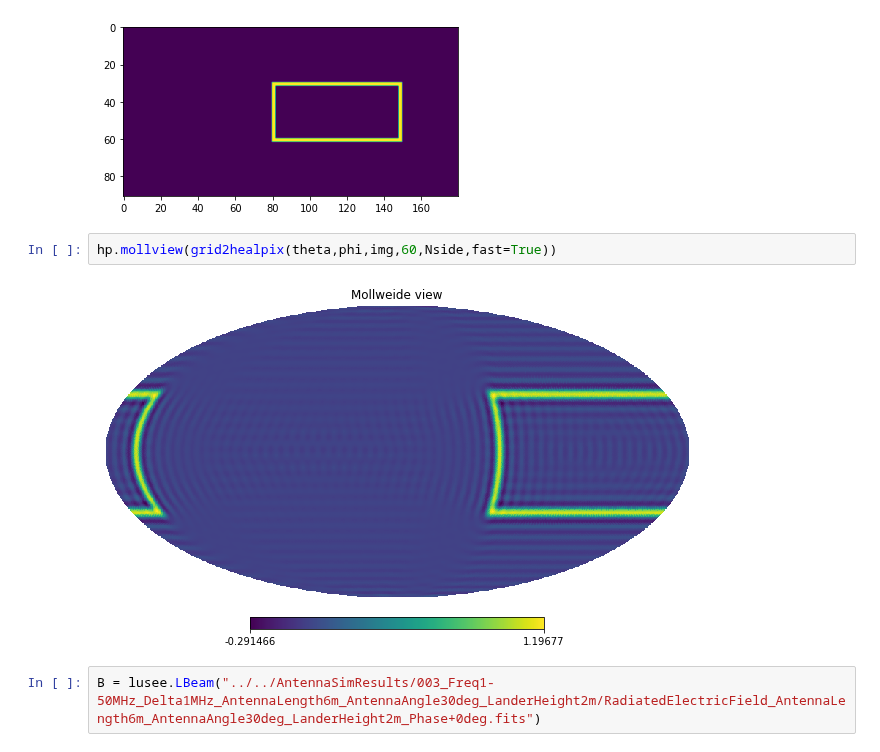
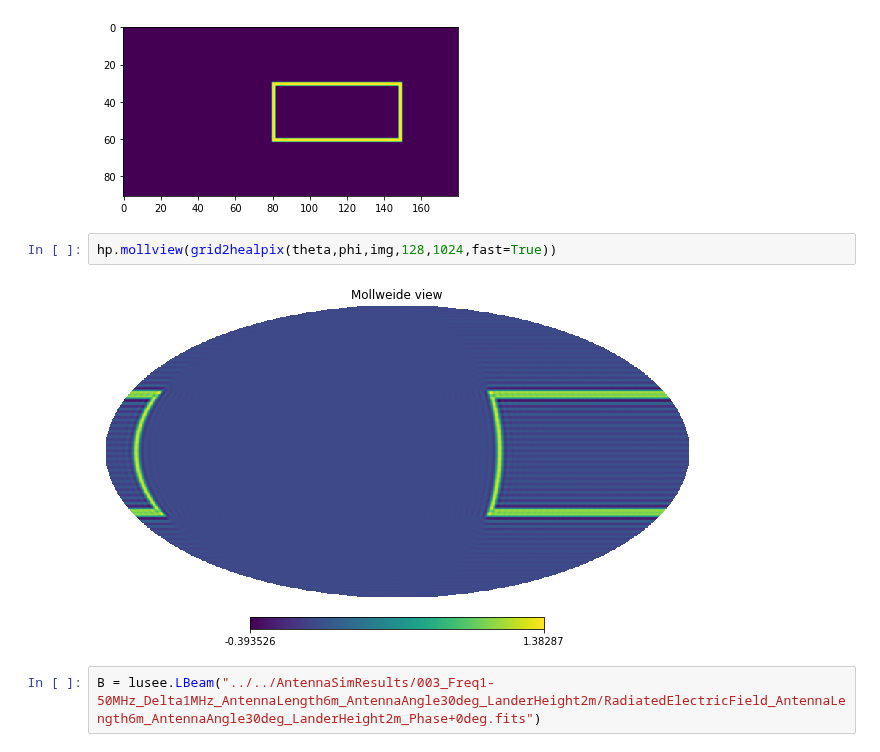
Before and after one commit to lusee-night/luseepy, a Jupyter notebook: notebooks/grid2healpix_demo.ipynb, the cells around one changed output. Drawn from its saved outputs; the diff is of its cells as text.

```diff
--- a/notebooks/grid2healpix_demo.ipynb
+++ b/notebooks/grid2healpix_demo.ipynb
@@ -53,9 +41,9 @@ plt.imshow(img)
 <matplotlib.image.AxesImage at 0x...>
 [figure]
 # %%
-hp.mollview(grid2healpix(theta,phi,img,60,Nside,fast=True))
+hp.mollview(grid2healpix(theta,phi,img,128,1024,fast=True))
 # %% [output]
-[figure, old version]
+[figure, new version]
 # %%
 B = lusee.LBeam("../../AntennaSimResults/003_Freq1-50MHz_Delta1MHz_AntennaLength6m_AntennaAngle30deg_LanderHeight2m/RadiatedElectricField_AntennaLength6m_AntennaAngle30deg_LanderHeight2m_Phase+0deg.fits")
 # %%
```
Also changed, not shown: parts of 5 cells of this notebook, 4 other files.
